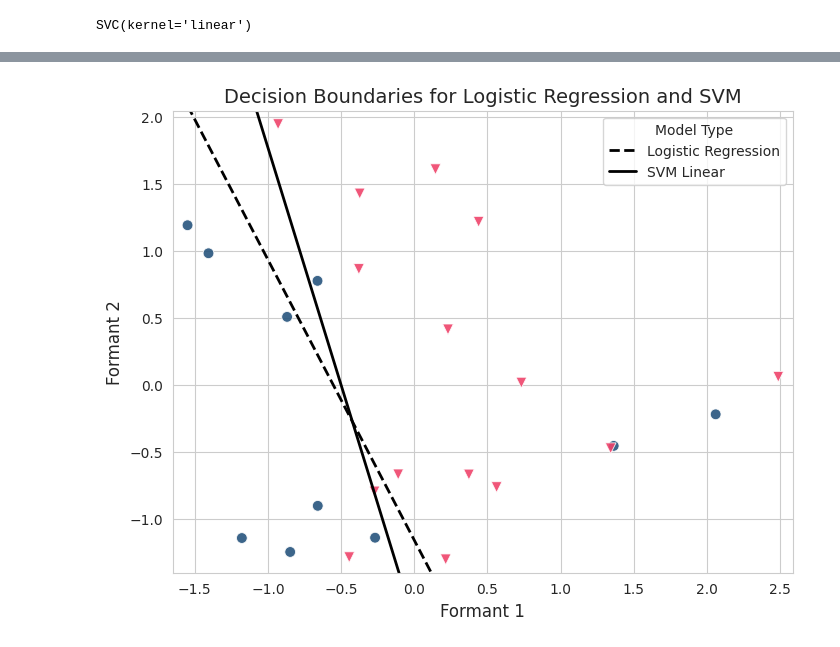
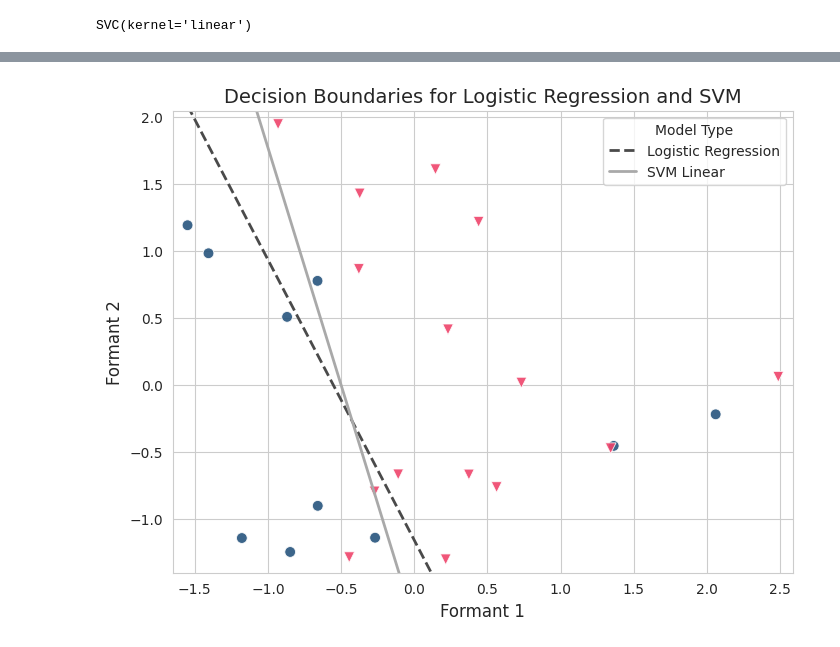
Before and after one commit to lissebas/Speech.Clone, a Jupyter notebook: Overview/300_Formantes/303_multiple_speakers.ipynb, the cells around one changed output, grey strips where cells are left out. Cells and saved outputs as stored; diff of their text form; code cells hidden in the pictures.

```diff
--- a/Overview/300_Formantes/303_multiple_speakers.ipynb
+++ b/Overview/300_Formantes/303_multiple_speakers.ipynb
@@ -277,13 +288,13 @@ formula = 'gender ~ formant_1 + formant_2'
 # %%
 # Fit a logistic regression model (logit) using statsmodels
-logit_model_generalized = smf.logit(
+logit_model = smf.logit(
     formula=formula,       # Specifies target and features
     data=data_standarized  # Data for the model
 ).fit()
 
 # Initialize and fit the SVM model with a linear kernel
-svm_model_generalized = SVC(kernel='linear')  # SVM with linear decision boundary
-svm_model_generalized.fit(
+svm_model = SVC(kernel='linear')  # SVM with linear decision boundary
+svm_model.fit(
     data_standarized[['formant_1', 'formant_2']],
     data_standarized['gender'].to_numpy()  # Flatten target to 1D
 )
@@ -300,10 +313,10 @@ x_max = data_standarized['formant_1'].max()
 X1 = np.linspace(x_min, x_max, 100)
 
 # Logistic Regression decision boundary
-logit_params = logit_model_generalized.params
+logit_params = logit_model.params
 X2_logit = -(logit_params.iloc[0] + logit_params.iloc[1] * X1) / logit_params.iloc[2]  # Boundary for formant_2
 
 # SVM decision boundary
-svm_coef = svm_model_generalized.coef_[0]
-svm_intercept = svm_model_generalized.intercept_[0]
+svm_coef = svm_model.coef_[0]
+svm_intercept = svm_model.intercept_[0]
 X2_svm = -(svm_coef[0] * X1 + svm_intercept) / svm_coef[1]  # Boundary for formant_2
@@ -318,33 +335,33 @@ sns.scatterplot(
     style='gender',
     palette={1: '#27547D', 0: '#EF436B'},
     markers={1: 'o', 0: 'v'},
     alpha=0.9,
     s=60,  # Adjust the marker size for better visibility
     legend=None  # Remove the gender legend
 )
 
 # Plot the logistic regression decision boundary
-sns.lineplot(x=X1, y=X2_logit, color='black', label='Logistic Regression', linewidth=2, linestyle='--')
+sns.lineplot(x=X1, y=X2_logit, color='#4A4A4A', label='Logistic Regression', linewidth=2, linestyle='--')
 
 # Plot the SVM decision boundary
-sns.lineplot(x=X1, y=X2_svm, color='black', label='SVM Linear', linewidth=2, linestyle='-')
+sns.lineplot(x=X1, y=X2_svm, color='#A9A9A9', label='SVM Linear', linewidth=2, linestyle='-')
 
 # Add labels and title
 plt.xlabel('Formant 1', fontsize=12)
 plt.ylabel('Formant 2', fontsize=12)
 plt.title('Decision Boundaries for Logistic Regression and SVM', fontsize=14)
 
 # Create the legend only for the model types
 plt.legend(title='Model Type', loc='upper right', fontsize=10)
 
 # Adjust the limits to make sure both decision boundaries are visible
 plt.xlim(data_standarized['formant_1'].min() - 0.1, data_standarized['formant_1'].max() + 0.1)
 plt.ylim(data_standarized['formant_2'].min() - 0.1, data_standarized['formant_2'].max() + 0.1)
 
 # Display grid for better readability
 plt.grid(True)
 
 # Show the plot
 plt.show()
 # %% [output]
-[figure, old version]
+[figure, new version]
```
Also changed, not shown: parts of 8 cells of this notebook.
